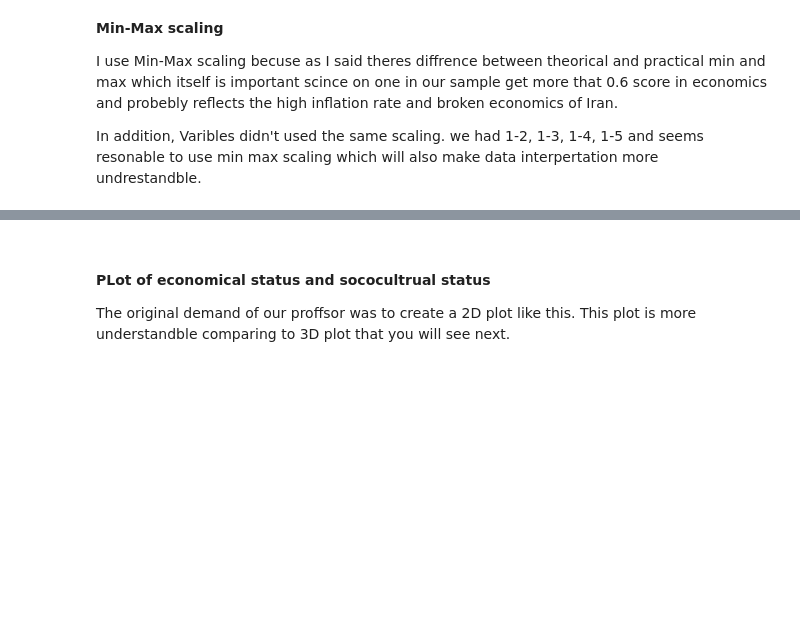
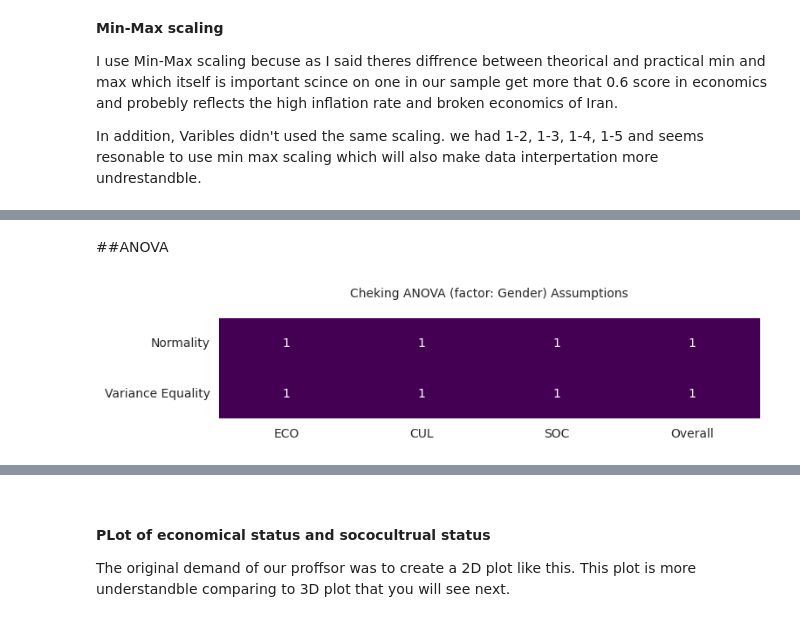
Before and after one commit to NajmehNyr/Social-Status-, a Jupyter notebook: social.ipynb, the cells around one changed output, grey strips where cells are left out. Cells and saved outputs as stored; diff of their text form; code cells hidden in the pictures; blank space fills up the shorter version.

```diff
--- a/social.ipynb
+++ b/social.ipynb
@@ -239,0 +481,2 @@ ndf.head()
+# %% [markdown]
+##ANOVA
@@ -239,0 +488,43 @@ ndf.head()
+# %%
+## 2.1 check the assumptions
+
+# 2.1.1: check for normality
+normScorG = []; nonNormScorG = []
+for ancol in anovadf.columns:
+    if ancol != 'Gender':
+        fTest = normTest(femAnova[ancol])
+        mTest = normTest(menAnova[ancol])
+        if fTest == 0 and mTest == 0: nonNormScorG.append(ancol)
+        else: normScorG.append(ancol)
+
+# 2.1.2: check for equlity of var
+varEqG = []; varUneqG= []
+for ancol in anovadf.columns:
+    if ancol != 'Gender':
+        t, p = stats.levene(femAnova[ancol], menAnova[ancol])
+        if p >= alpha5: varEqG.append(ancol)
+        else: varUneqG.append(ancol)
+
+# 2.1.3/4: population andindenpendence is accapted
+# %%
+
+# Prepare data for normality heatmap
+normdf = pd.DataFrame(0, index=['Normality'], columns=normScorG + nonNormScorG)
+for col in normScorG: normdf[col] = 1
+
+# Prepare data for variance heatmap
+varTestdf = pd.DataFrame(0, index=['Variance Equality'], columns=varEqG + varUneqG)
+for col in varEqG: varTestdf[col] = 1
+
+# Combine data for plotting
+assumdf = pd.concat([normdf, varTestdf])
+
+# Create the heatmap
+plt.figure(figsize=(8, 1.5))
+sns.heatmap(assumdf, annot=True, cmap="viridis", cbar=False, fmt='d', annot_kws={'size': 10})
+plt.yticks(rotation=0)
+plt.title(label='Cheking ANOVA (factor: Gender) Assumptions\n', fontsize=10)
+
+plt.show()
+# %% [output]
+[figure, added]
```
Also changed, not shown: parts of 54 cells of this notebook.
